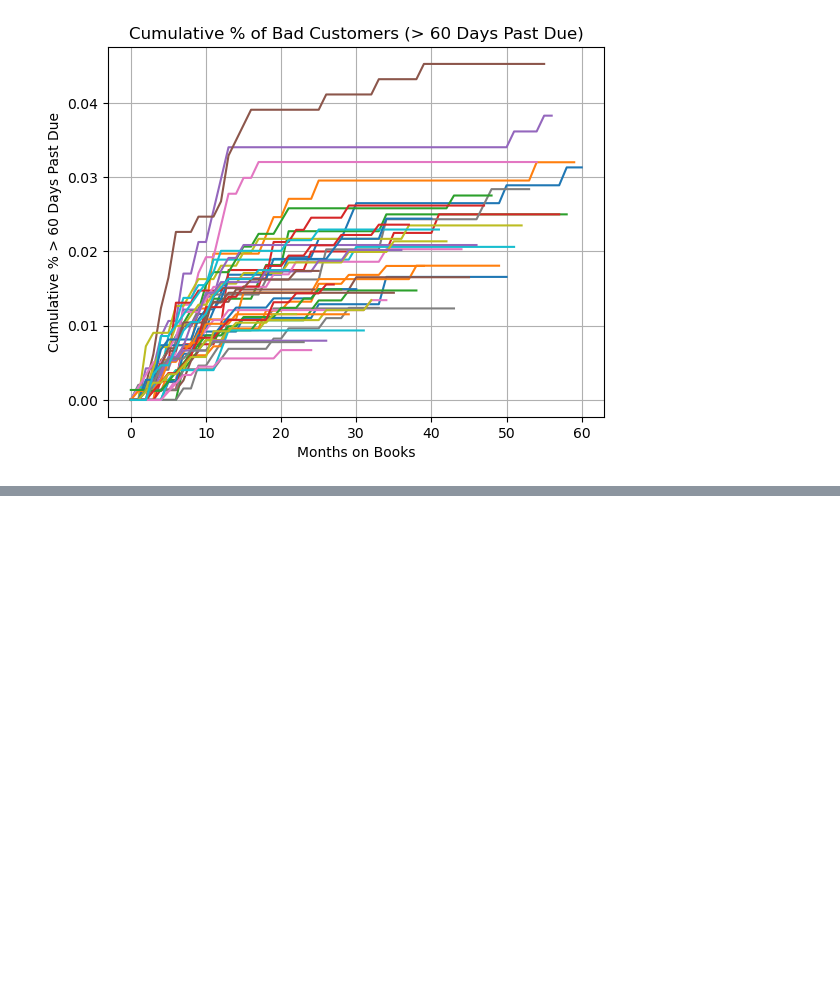
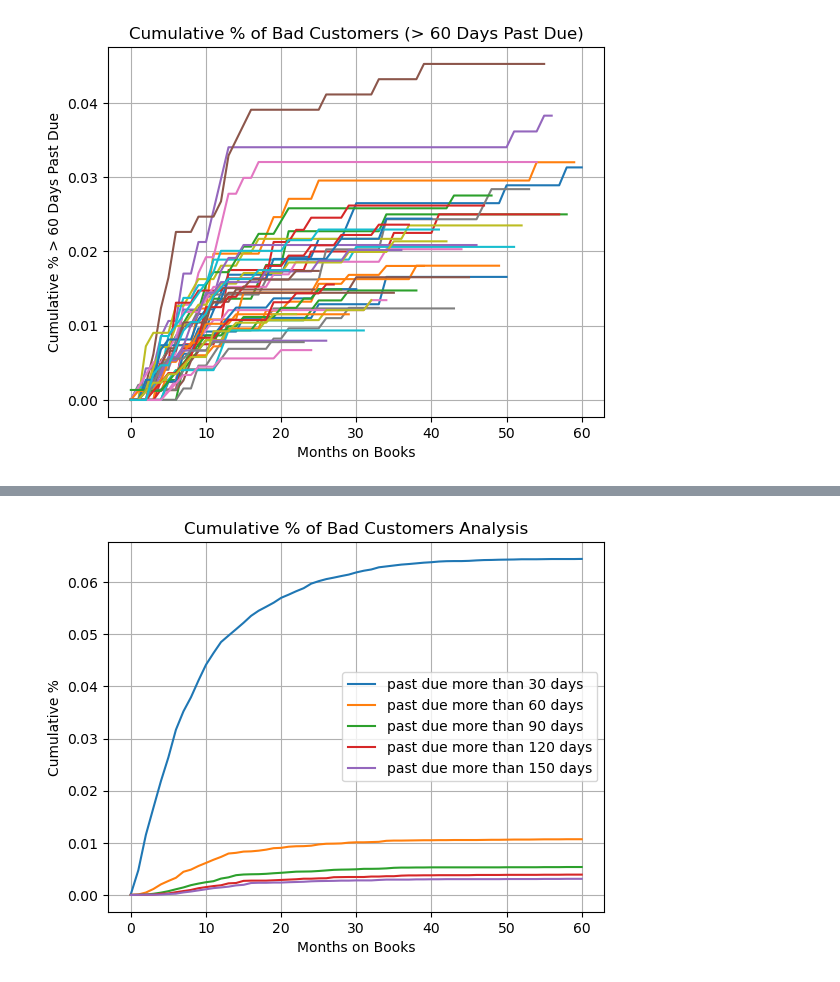
Before and after one commit to Gourav-2003/credit_risk_project, a Jupyter notebook: notebooks/credit_card_project.ipynb, the cells around one changed output, grey strips where cells are left out. Drawn from its saved outputs; the diff is of its cells as text; code cells hidden in the pictures; blank space fills up the shorter version.

Commit message:
Updated notebook with vintage analysis

```diff
--- a/notebooks/credit_card_project.ipynb
+++ b/notebooks/credit_card_project.ipynb
@@ -203,0 +223,46 @@ plt.show()
+# %%
+def calculate_observe(credit, command):
+    '''calculate observe window
+    '''
+    id_sum = len(set(pivot_tb['ID']))
+    credit['status'] = 0
+    exec(command)
+    #credit.loc[(credit['STATUS'] == '4' )| (credit['STATUS'] == '5'), 'status'] = 1
+    credit['month_on_book'] = credit['MONTHS_BALANCE'] - credit['open_month']
+    minagg = credit[credit['status'] == 1].groupby('ID')['month_on_book'].min()
+    minagg = pd.DataFrame(minagg)
+    minagg['ID'] = minagg.index
+    obslst = pd.DataFrame({'month_on_book':range(0,61), 'rate': None})
+    lst = []
+    for i in range(0,61):
+        due = list(minagg[minagg['month_on_book']  == i]['ID'])
+        lst.extend(due)
+        obslst.loc[obslst['month_on_book'] == i, 'rate'] = len(set(lst)) / id_sum
+    return obslst['rate']
+
+command = "credit.loc[(credit['STATUS'] == '0') | (credit['STATUS'] == '1') | (credit['STATUS'] == '2') | (credit['STATUS'] == '3' )| (credit['STATUS'] == '4' )| (credit['STATUS'] == '5'), 'status'] = 1"
+morethan1 = calculate_observe(credit, command)
+command = "credit.loc[(credit['STATUS'] == '1') | (credit['STATUS'] == '2') | (credit['STATUS'] == '3' )| (credit['STATUS'] == '4' )| (credit['STATUS'] == '5'), 'status'] = 1"
+morethan30 = calculate_observe(credit, command)
+command = "credit.loc[(credit['STATUS'] == '2') | (credit['STATUS'] == '3' )| (credit['STATUS'] == '4' )| (credit['STATUS'] == '5'), 'status'] = 1"
+morethan60 = calculate_observe(credit, command)
+command = "credit.loc[(credit['STATUS'] == '3' )| (credit['STATUS'] == '4' )| (credit['STATUS'] == '5'), 'status'] = 1"
+morethan90 = calculate_observe(credit, command)
+command = "credit.loc[(credit['STATUS'] == '4' )| (credit['STATUS'] == '5'), 'status'] = 1"
+morethan120 = calculate_observe(credit, command)
+command = "credit.loc[(credit['STATUS'] == '5'), 'status'] = 1"
+morethan150 = calculate_observe(credit, command)
+# %%
+obslst = pd.DataFrame({'past due more than 30 days': morethan30,
+                       'past due more than 60 days': morethan60,
+                       'past due more than 90 days': morethan90,
+                       'past due more than 120 days': morethan120,
+                       'past due more than 150 days': morethan150
+                        })
+
+obslst.plot(grid = True, title = 'Cumulative % of Bad Customers Analysis')
+plt.xlabel('Months on Books')
+plt.ylabel('Cumulative %')
+plt.show()
+# %% [output]
+[figure, added]
```
Also changed, not shown: parts of 4 cells of this notebook.
